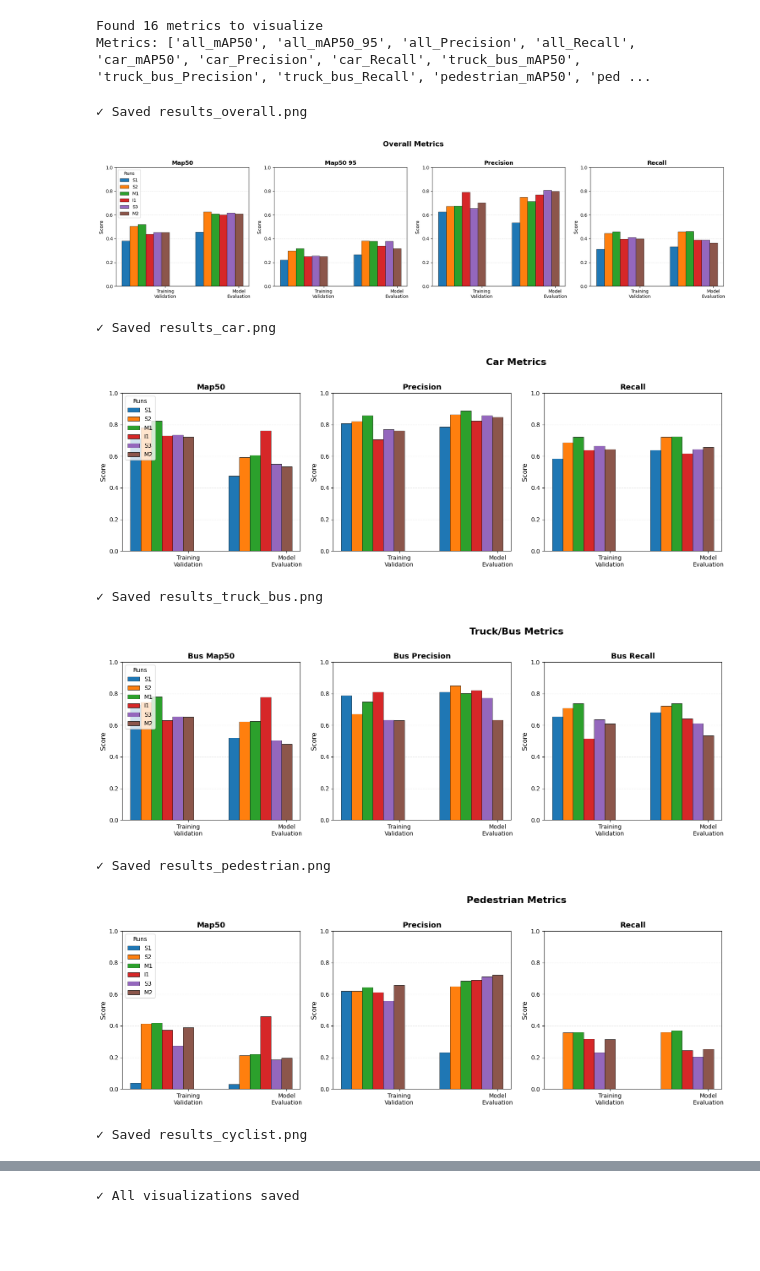
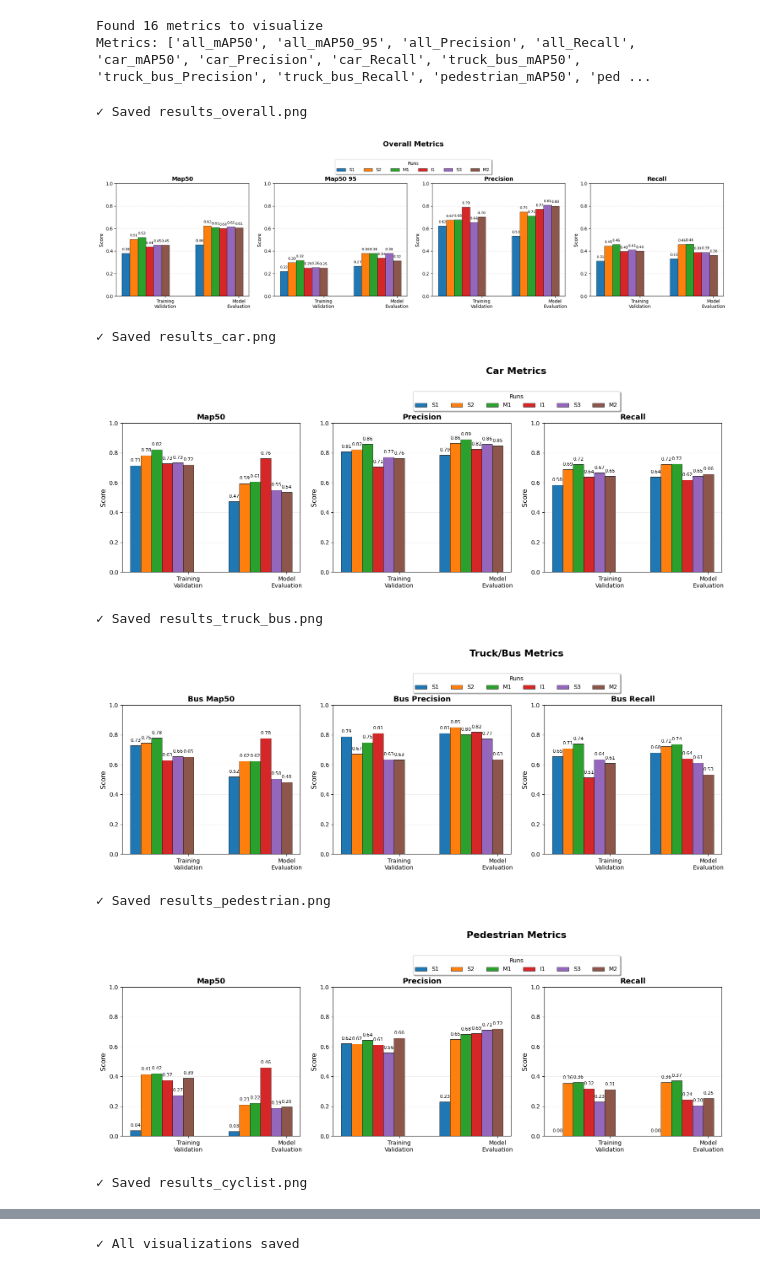
Before and after one commit to isralennon/MSAAI521, a Jupyter notebook: results_analysis/results_visualization.ipynb, the cells around one changed output, grey strips where cells are left out. Cells and saved outputs as stored; diff of their text form; code cells hidden in the pictures; blank space fills up the shorter version.

```diff
--- a/results_analysis/results_visualization.ipynb
+++ b/results_analysis/results_visualization.ipynb
@@ -102,8 +102,12 @@ for category_name, category_metrics in categories.items():
                 x = center + (run_idx - len(runs)/2) * bar_width + bar_width/2
 
                 # Plot bar
-                ax.bar(x, value, bar_width, label=run if stage_idx == 0 and idx == 0 else '',
+                bar = ax.bar(x, value, bar_width, label=run if stage_idx == 0 and idx == 0 else '',
                        color=colors[run_idx], edgecolor='black', linewidth=0.5)
+
+                # Add value label on top of bar
+                ax.text(x, value + 0.02, f'{value:.2f}',
+                       ha='center', va='bottom', fontsize=8, rotation=0)
 
         # Set labels and title
         metric_label = metric.split('_', 1)[1] if '_' in metric else metric
@@ -112,42 +116,43 @@ for category_name, category_metrics in categories.items():
 
         # Set x-ticks
         stage_centers = [(i * (len(runs) * bar_width + stage_gap) + (len(runs)-1)*bar_width/2)
                          for i in range(len(stages))]
         ax.set_xticks(stage_centers)
         ax.set_xticklabels([s.replace(' ', '\n') for s in stages], fontsize=10)
 
         # Grid
         ax.grid(axis='y', alpha=0.3, linestyle='--')
         ax.set_axisbelow(True)
 
         # Set y-axis range to 0-1 for all plots
         ax.set_ylim(0, 1)
 
     # Hide unused subplots (for categories with only 3 metrics)
     for idx in range(len(category_metrics), 4):
         axes[idx].set_visible(False)
 
-    # Add legend to the first subplot
+    # Add legend to center-top (doesn't occlude bars)
     if len(category_metrics) > 0:
-        axes[0].legend(title='Runs', loc='upper left', fontsize=10)
+        fig.legend(title='Runs', loc='upper center', bbox_to_anchor=(0.5, 0.98),
+                  ncol=len(runs), fontsize=10, frameon=True, fancybox=True, shadow=True)
 
     # Add category title
-    fig.suptitle(f'{category_name} Metrics', fontsize=16, fontweight='bold', y=1.02)
+    fig.suptitle(f'{category_name} Metrics', fontsize=16, fontweight='bold', y=1.08)
 
-    plt.tight_layout()
+    plt.tight_layout(rect=[0, 0, 1, 0.96])
     filename = f'results_{category_name.lower().replace("/", "_")}.png'
     plt.savefig(filename, dpi=150, bbox_inches='tight')
     print(f"✓ Saved {filename}")
     plt.show()
 
 print("\n✓ All visualizations saved")
 # %% [output]
 ✓ Saved results_overall.png
-[figure, old version]
+[figure, new version]
 ✓ Saved results_car.png
-[figure, old version]
+[figure, new version]
 ✓ Saved results_truck_bus.png
-[figure, old version]
+[figure, new version]
 ✓ Saved results_pedestrian.png
-[figure, old version]
+[figure, new version]
 ✓ Saved results_cyclist.png
```
Also changed, not shown: parts of 1 cell of this notebook, 7 other files.
